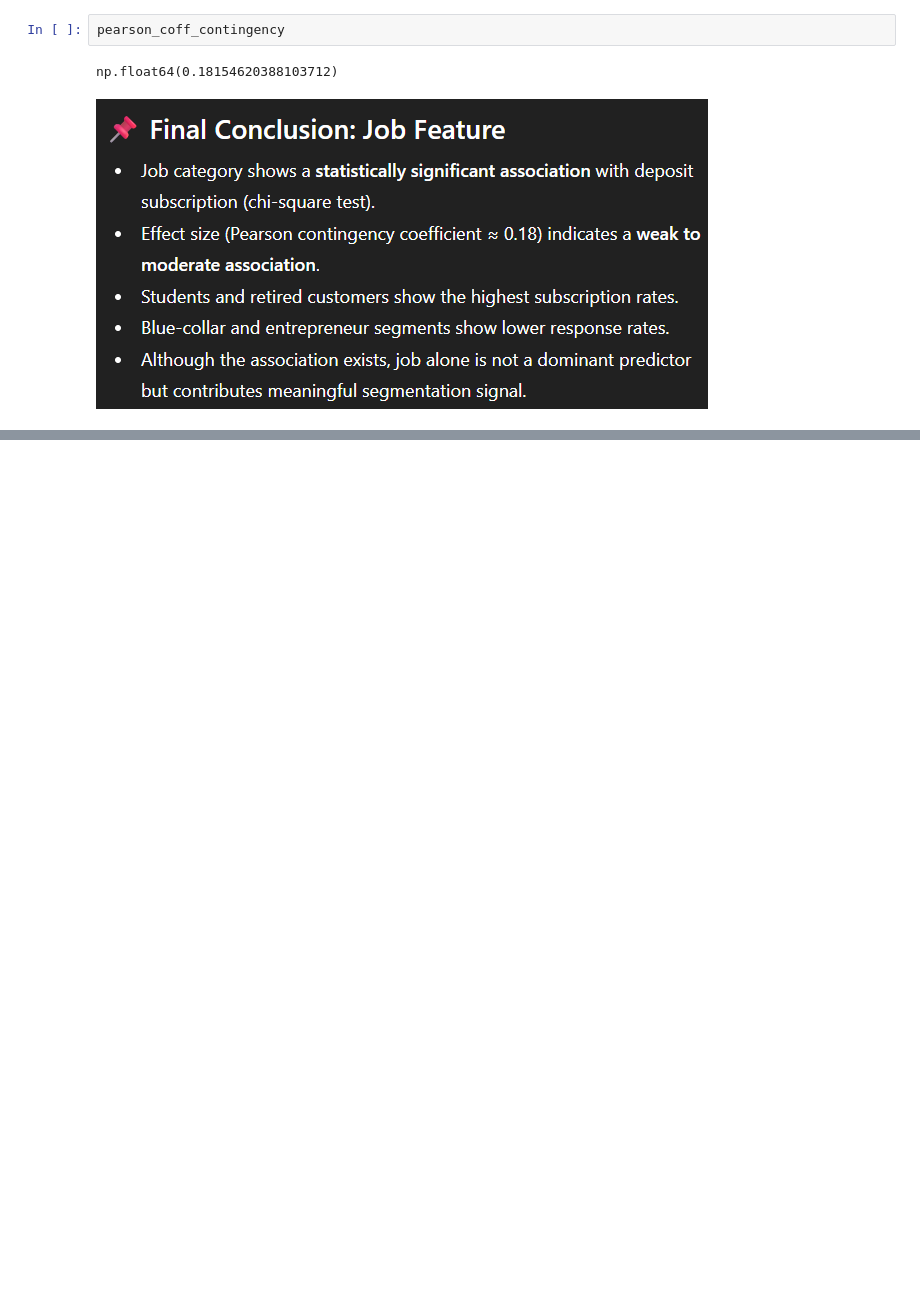
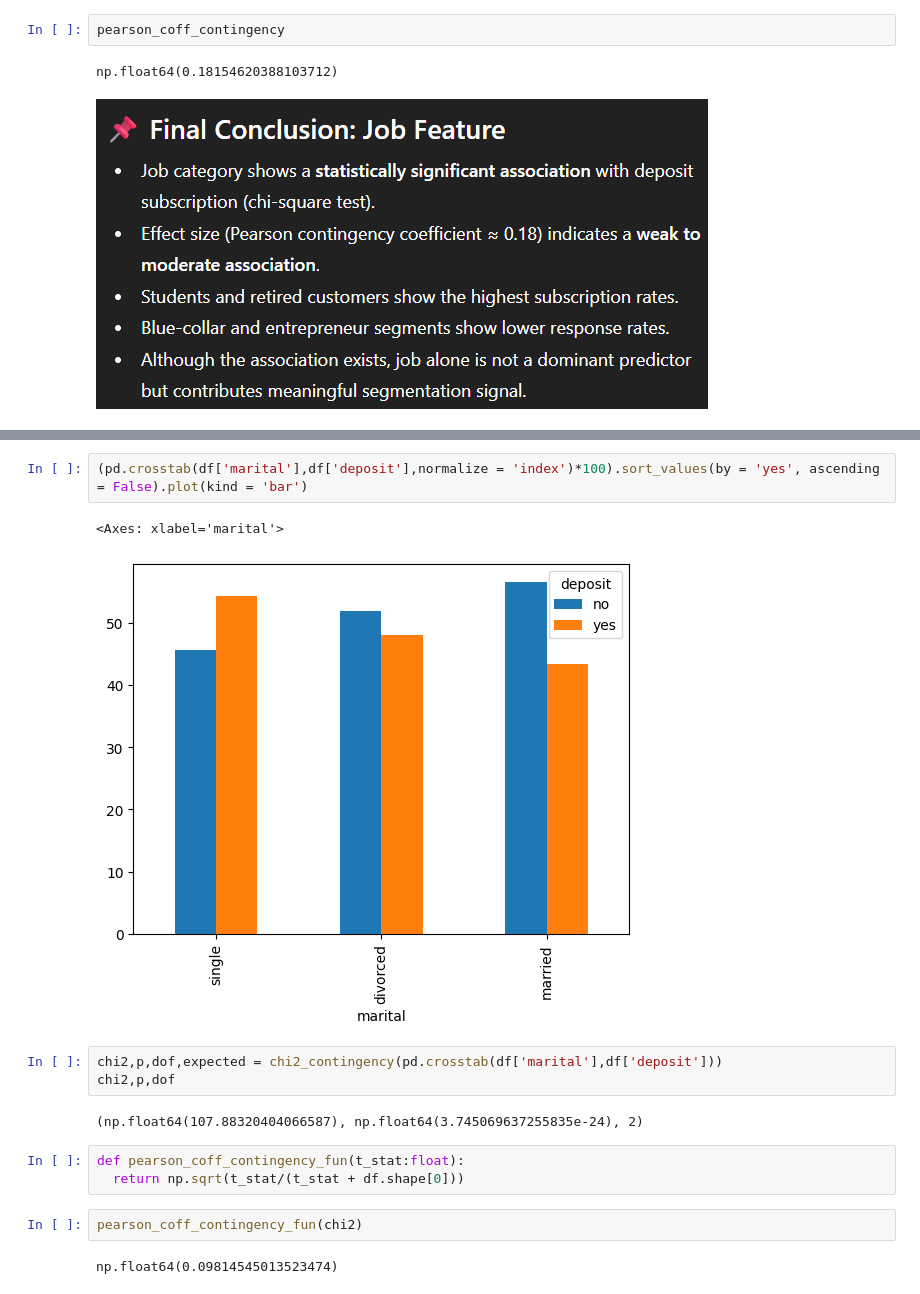
Before and after one commit to UKD1211/100_days_ML_cX_ISI_DS, a Jupyter notebook: Bank_Marketing_Campaign.ipynb, the cells around one changed output, grey strips where cells are left out. Cells and saved outputs as stored; diff of their text form; blank space fills up the shorter version.

```diff
--- a/Bank_Marketing_Campaign.ipynb
+++ b/Bank_Marketing_Campaign.ipynb
@@ -396,0 +421,17 @@ np.float64(0.18154620388103712)
+# %%
+(pd.crosstab(df['marital'],df['deposit'],normalize = 'index')*100).sort_values(by = 'yes', ascending = False).plot(kind = 'bar')
+# %% [output]
+<Axes: xlabel='marital'>
+[figure, added]
+# %%
+chi2,p,dof,expected = chi2_contingency(pd.crosstab(df['marital'],df['deposit']))
+chi2,p,dof
+# %% [output]
+(np.float64(107.88320404066587), np.float64(3.745069637255835e-24), 2)
+# %%
+def pearson_coff_contingency_fun(t_stat:float):
+  return np.sqrt(t_stat/(t_stat + df.shape[0]))
+# %%
+pearson_coff_contingency_fun(chi2)
+# %% [output]
+np.float64(0.09814545013523474)
```
Also changed, not shown: parts of 36 cells of this notebook.
